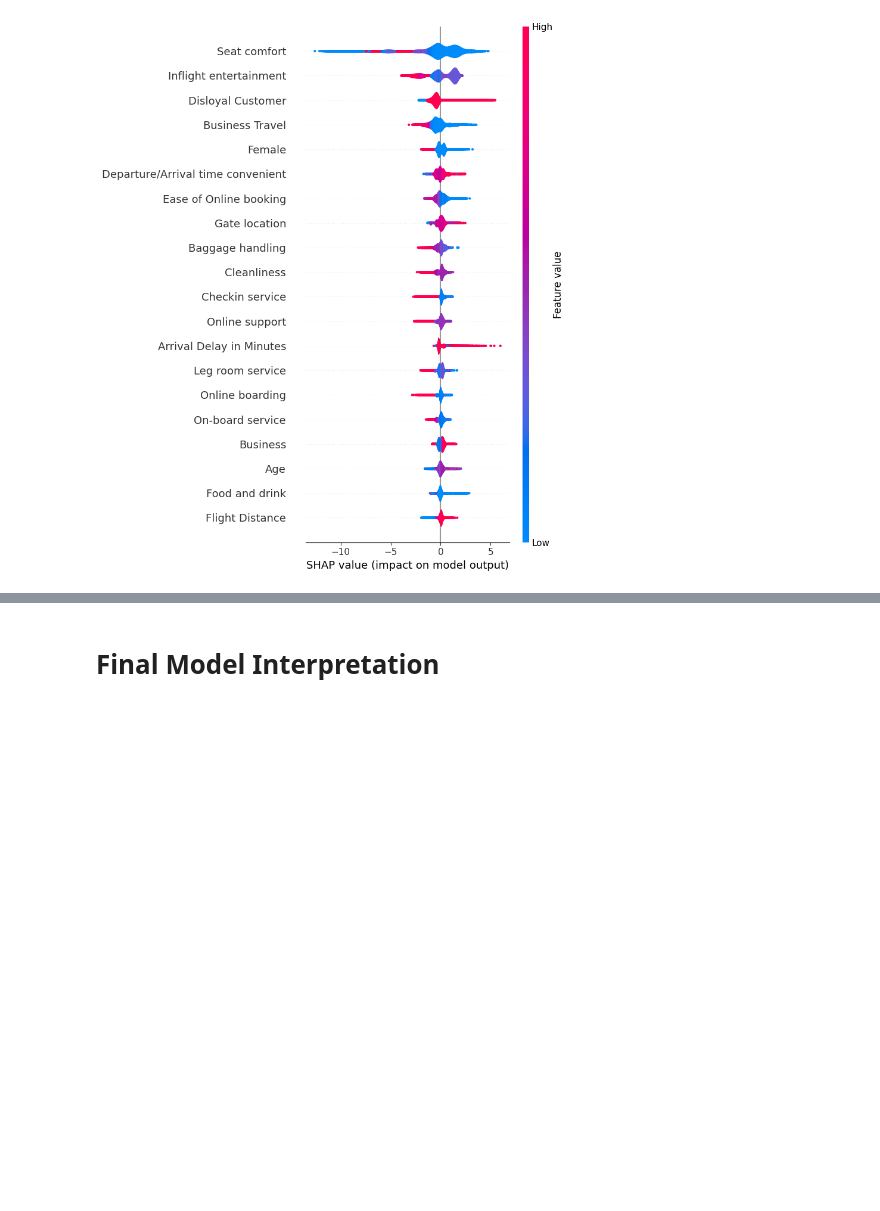
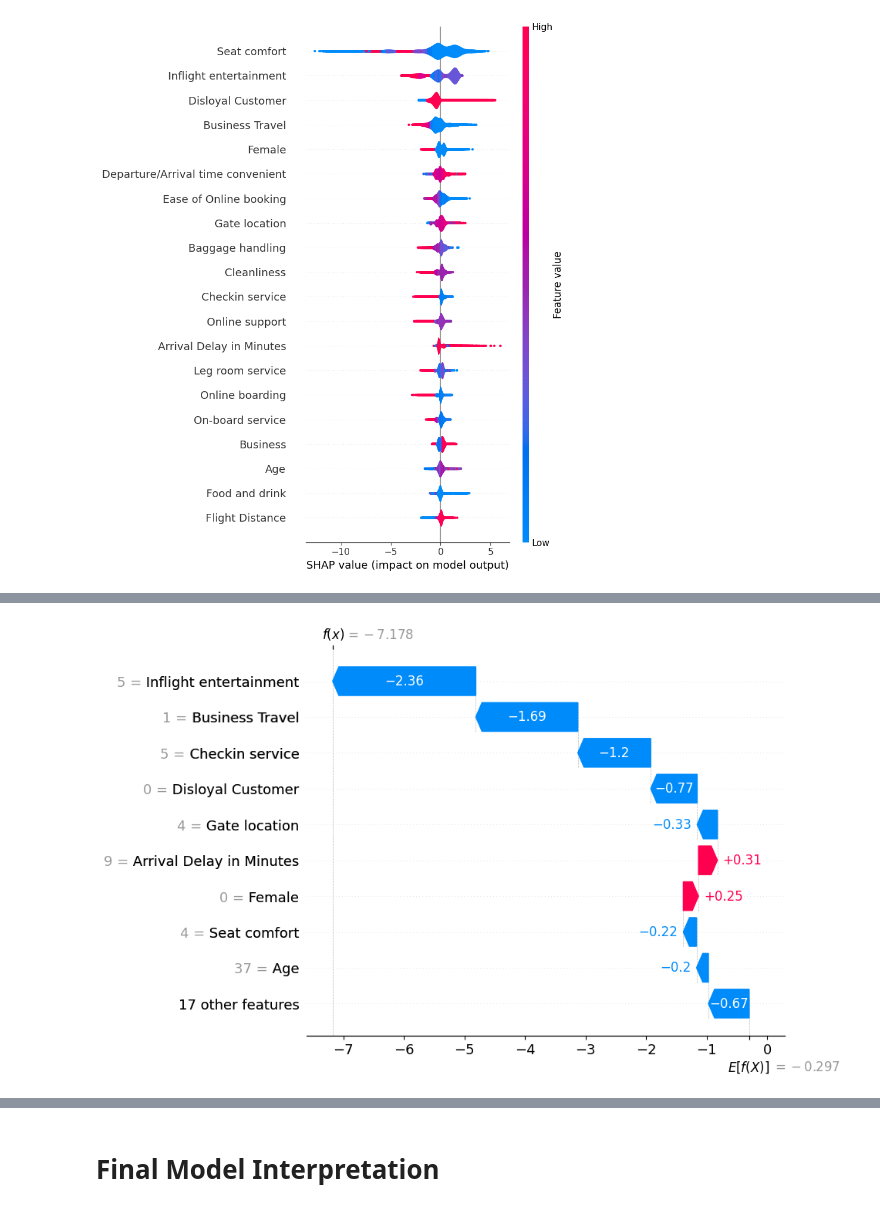
Before and after one commit to emilykmarsh/Disney_Airline_Feature_Recommendation, a Jupyter notebook: Notebook.ipynb, the cells around one changed output, grey strips where cells are left out. Cells and saved outputs as stored; diff of their text form; code cells hidden in the pictures; blank space fills up the shorter version.

```diff
--- a/Notebook.ipynb
+++ b/Notebook.ipynb
@@ -1883,0 +1911,12 @@ shap.summary_plot(shap_values, X_full_test, plot_type="violin");
+# %%
+# Replace `instance_index` with the index of the instance you want to explain
+instance_index = 0
+
+# Create the waterfall plot
+shap.waterfall_plot(shap.Explanation(values=shap_values[instance_index],
+                                     base_values=explainer.expected_value,
+                                     data=X_full_test.iloc[instance_index],
+                                     feature_names=X_full_test.columns.tolist()))
+plt.show();
+# %% [output]
+[figure, added]
```
Also changed, not shown: parts of 44 cells of this notebook, 1 other file.
